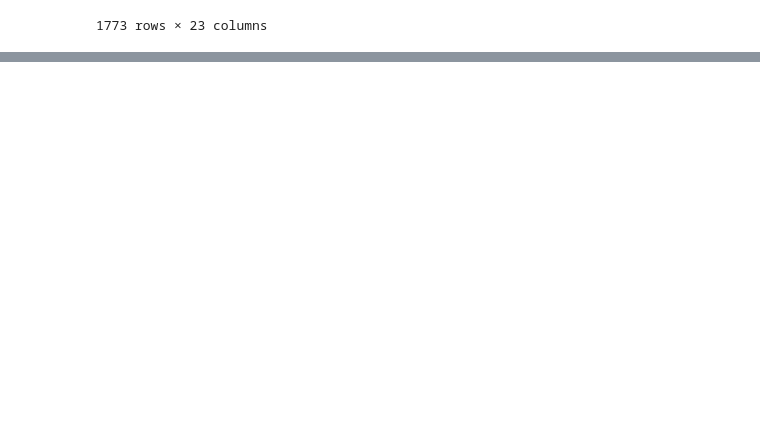
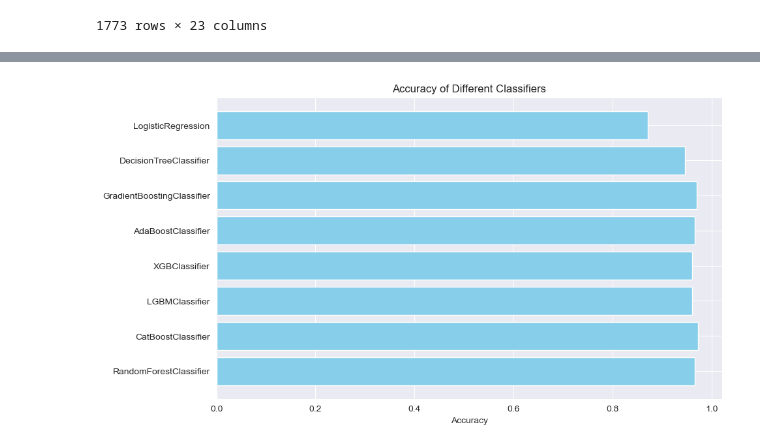
Before and after one commit to IvanMijic0/Malicious_and_Benign_Websites_Detection, a Jupyter notebook: main.ipynb, the cells around one changed output, grey strips where cells are left out. Saved outputs shown, nothing was run; the diff lists cells and outputs as text; code cells hidden in the pictures; blank space fills up the shorter version.

```diff
--- a/main.ipynb
+++ b/main.ipynb
@@ -814,0 +1008,31 @@ df5
+# %%
+classifiers = [
+    LogisticRegression(max_iter=3000),
+    DecisionTreeClassifier(),
+    GradientBoostingClassifier(),
+    AdaBoostClassifier(),
+    XGBClassifier(),
+    LGBMClassifier(),
+    CatBoostClassifier(),
+    RandomForestClassifier(n_estimators=100, random_state=42)
+]
+# %%
+X_train, X_test, y_train, y_test = train_test_split(df5.drop(columns=[Columns.TYPE.value]),
+                                                    df5[Columns.TYPE.value],
+                                                    test_size=0.2,
+                                                    random_state=42)
+# %%
+evaluation_results = {}
+
+for classifier in classifiers:
+    classifier_name = type(classifier).__name__
+
+    print(f"Training {classifier_name}...")
+
+    model = classifier
+
+    results = evaluate_model(model, X_train, X_test, y_train, y_test)
+
+    evaluation_results[classifier_name] = results
+
+    print("\n\n")
@@ -814,0 +1057,12 @@ df5
+# %%
+classifier_names = list(evaluation_results.keys())
+accuracies = [evaluation_results[classifier]['accuracy'] for classifier in classifier_names]
+
+plt.figure(figsize=(10, 6))
+plt.barh(classifier_names, accuracies, color='skyblue')
+plt.xlabel('Accuracy')
+plt.title('Accuracy of Different Classifiers')
+plt.gca().invert_yaxis()
+plt.show()
+# %% [output]
+[figure, added]
```
Also changed, not shown: parts of 20 cells of this notebook, 4 other files.
